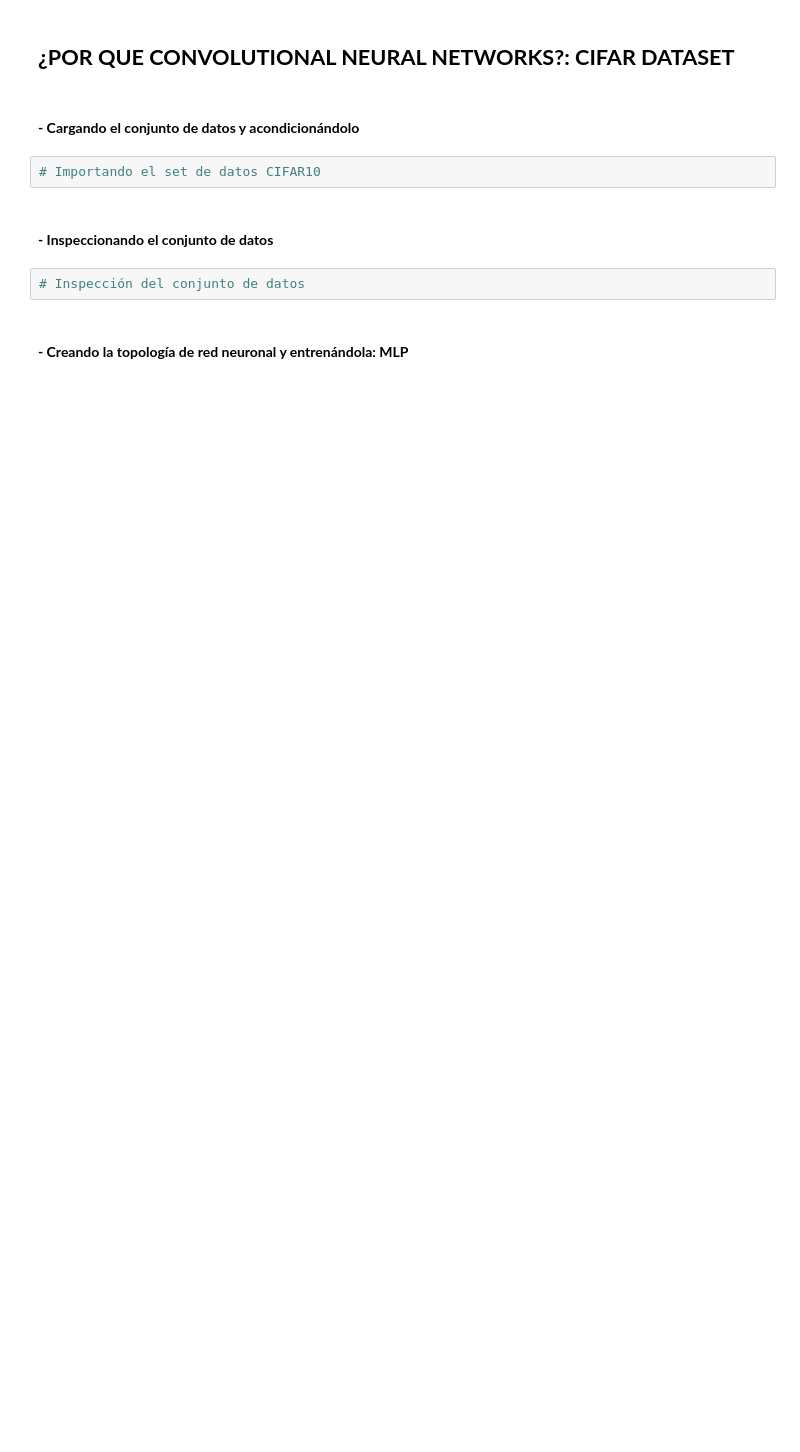
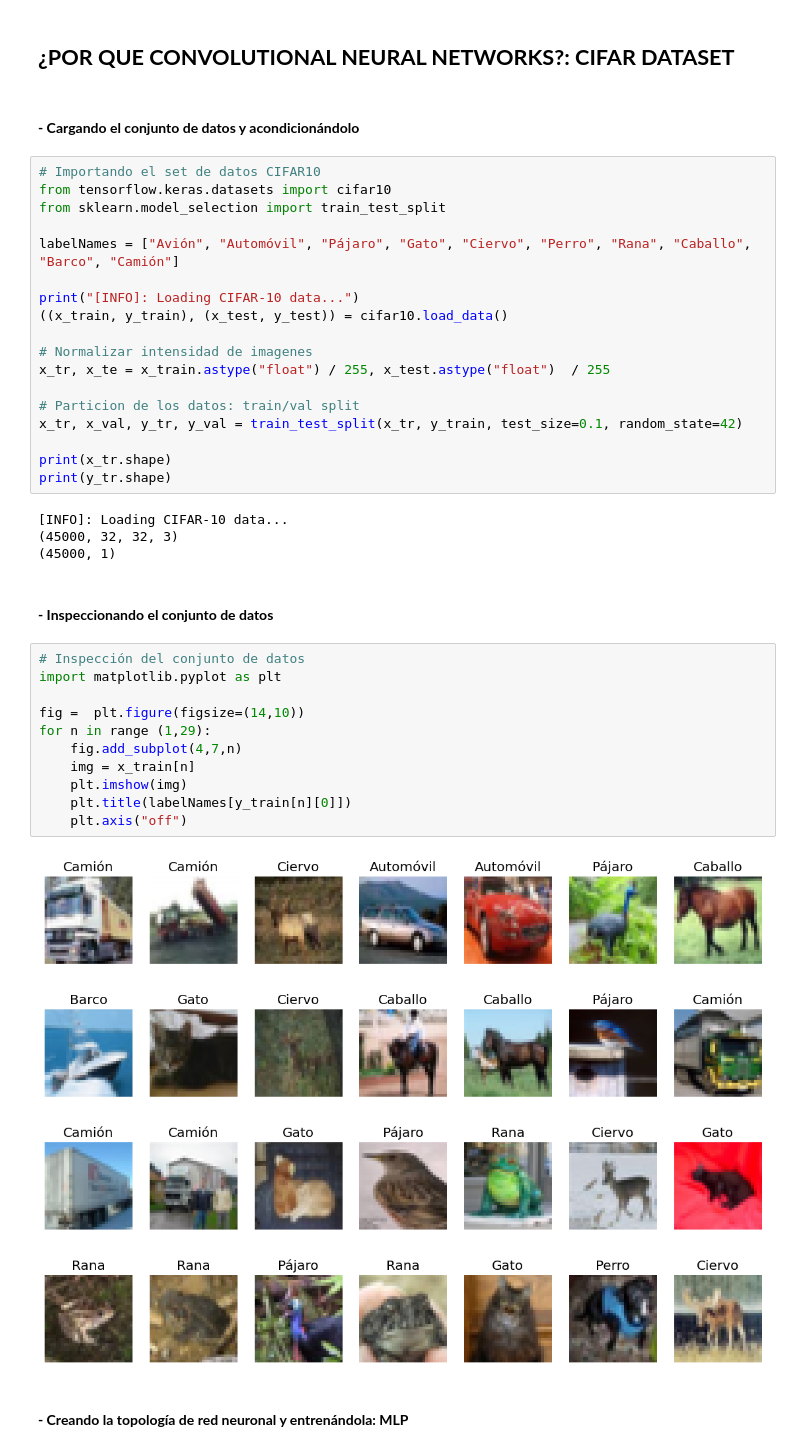
Before and after one commit to JorgeZarama/DeepLearning, a Jupyter notebook: 07MIAR_VC04_VC05_Deep_Vision_Colab.ipynb, the cells around one changed output. Drawn from its saved outputs; the diff is of its cells as text; blank space fills up the shorter version.

```diff
--- a/07MIAR_VC04_VC05_Deep_Vision_Colab.ipynb
+++ b/07MIAR_VC04_VC05_Deep_Vision_Colab.ipynb
@@ -182,11 +182,42 @@ weighted avg       0.99      0.99      0.99     10000
 ## **¿POR QUE CONVOLUTIONAL NEURAL NETWORKS?: CIFAR DATASET**
 # %% [markdown]
 #### **- Cargando el conjunto de datos y acondicionándolo**
-# %%
-# Importando el set de datos CIFAR10
+# %%
+# Importando el set de datos CIFAR10
+from tensorflow.keras.datasets import cifar10
+from sklearn.model_selection import train_test_split
+
+labelNames = ["Avión", "Automóvil", "Pájaro", "Gato", "Ciervo", "Perro", "Rana", "Caballo", "Barco", "Camión"]
+
+print("[INFO]: Loading CIFAR-10 data...")
+((x_train, y_train), (x_test, y_test)) = cifar10.load_data()
+
+# Normalizar intensidad de imagenes
+x_tr, x_te = x_train.astype("float") / 255, x_test.astype("float")  / 255
+
+# Particion de los datos: train/val split
+x_tr, x_val, y_tr, y_val = train_test_split(x_tr, y_train, test_size=0.1, random_state=42)
+
+print(x_tr.shape)
+print(y_tr.shape)
+# %% [output]
+[INFO]: Loading CIFAR-10 data...
+(45000, 32, 32, 3)
+(45000, 1)
 # %% [markdown]
 #### **- Inspeccionando el conjunto de datos**
-# %%
-# Inspección del conjunto de datos
+# %%
+# Inspección del conjunto de datos
+import matplotlib.pyplot as plt
+
+fig =  plt.figure(figsize=(14,10))
+for n in range (1,29):
+    fig.add_subplot(4,7,n)
+    img = x_train[n]
+    plt.imshow(img)
+    plt.title(labelNames[y_train[n][0]])
+    plt.axis("off")
+# %% [output]
+[figure, added]
 # %% [markdown]
 #### **- Creando la topología de red neuronal y entrenándola: MLP**
```
Also changed, not shown: parts of 9 cells of this notebook.
